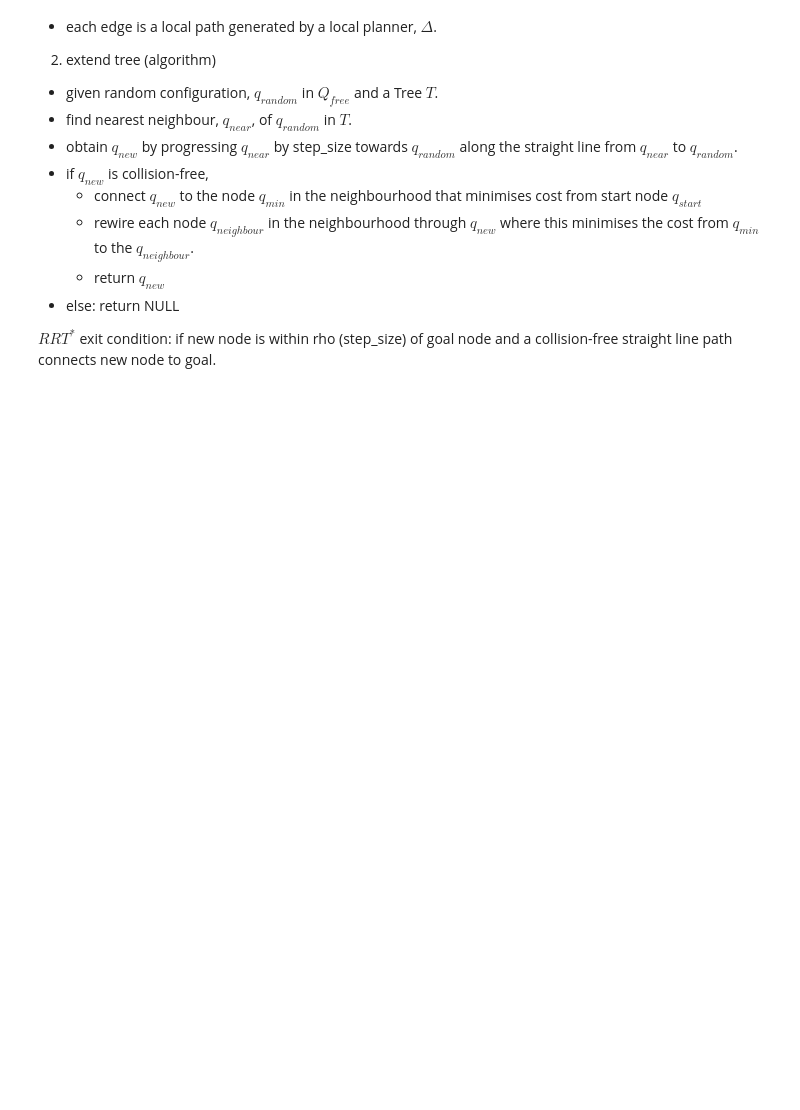
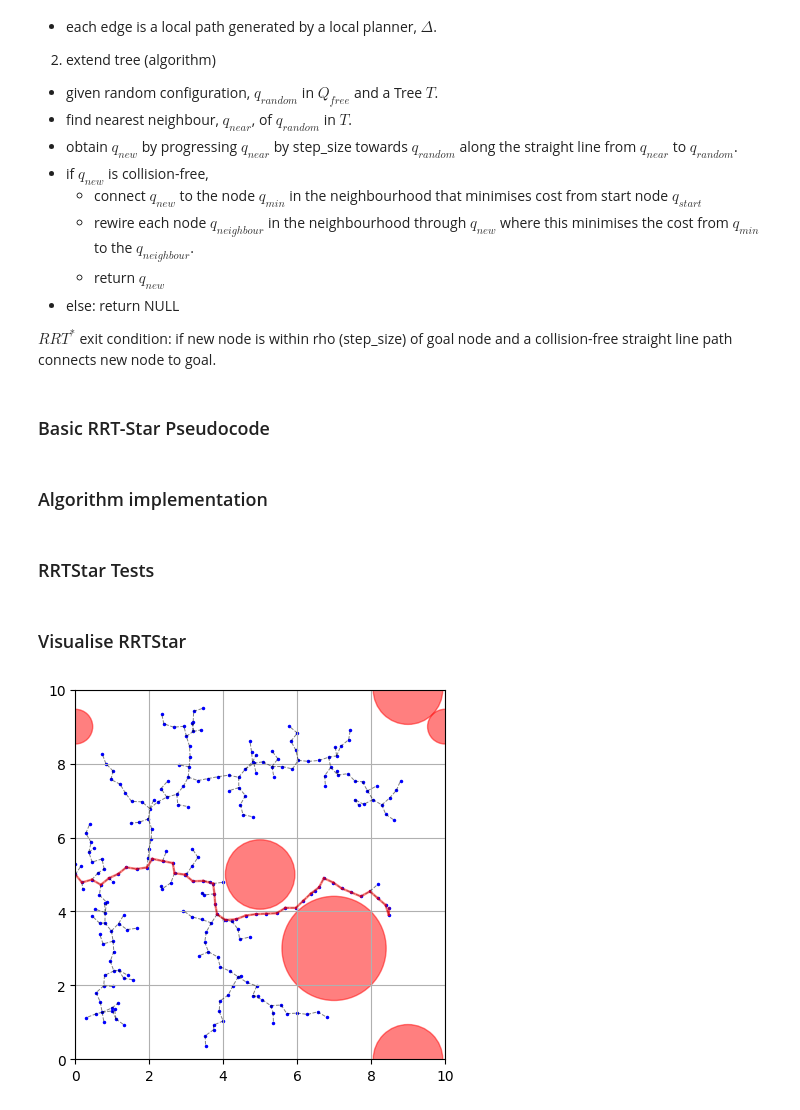
Before and after one commit to samuelsont/motion_planning, a Jupyter notebook: Motion_Planning_Algorithms.ipynb, the cells around one changed output. Drawn from its saved outputs; the diff is of its cells as text; code cells hidden in the pictures; blank space fills up the shorter version.

```diff
--- a/Motion_Planning_Algorithms.ipynb
+++ b/Motion_Planning_Algorithms.ipynb
@@ -1592,6 +1582,8 @@ Let T be a tree (an acyclic graph).
 
 
    $RRT^*$ exit condition: if new node is within rho (step_size) of goal node and a collision-free straight line path connects new node to goal.
+# %% [markdown]
+### Basic RRT-Star Pseudocode
 # %%
 # Algorithm 1.0: RRT-Star (pseudocode)
 
@@ -1689,6 +1681,8 @@ Let T be a tree (an acyclic graph).
 #     node, q_child)] for node in candidates}
 # q_min = min( costs, key=lambda n: n(1)+n(2) )
 # return q_min, costs
+# %% [markdown]
+### Algorithm implementation
 # %%
 class RRTStar(RRTree):
 
@@ -1793,3 +1788,5 @@ class RRTStar(RRTree):
 
   def super():
     raise NotImplementedError("RRTStar does not support super")
+# %% [markdown]
+### RRTStar Tests
@@ -1795,0 +1828,15 @@ class RRTStar(RRTree):
+# %% [markdown]
+### Visualise RRTStar
+# %%
+visualise_plan(
+    planner=rrtstar,
+    path_nodes = rrtstar.path,
+    x_bounds=rrtstar.configuration_space.bounds.x_bounds,
+    y_bounds=rrtstar.configuration_space.bounds.y_bounds,
+    obstacle_list=rrtstar.configuration_space.obstacle_list,
+    interface_config={
+        "node_list": rrtstar.T.nodes,
+        "unique_edges": rrtstar.T.unique_edges
+    })
+# %% [output]
+[figure, added]
```
Also changed, not shown: parts of 8 cells of this notebook.
